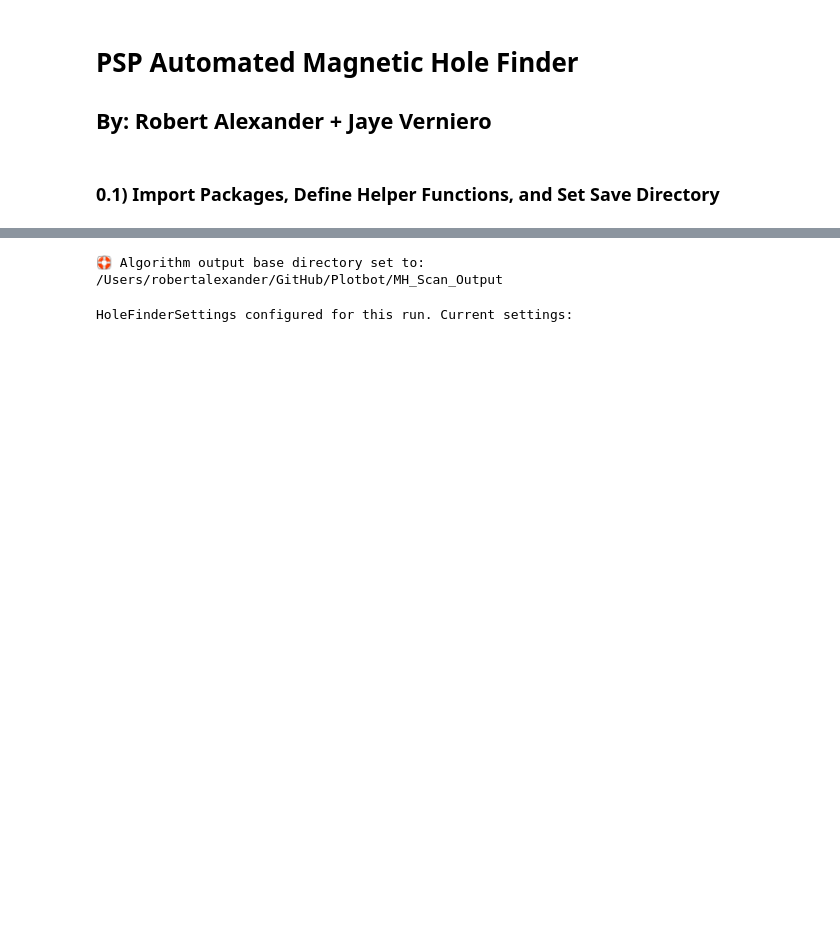
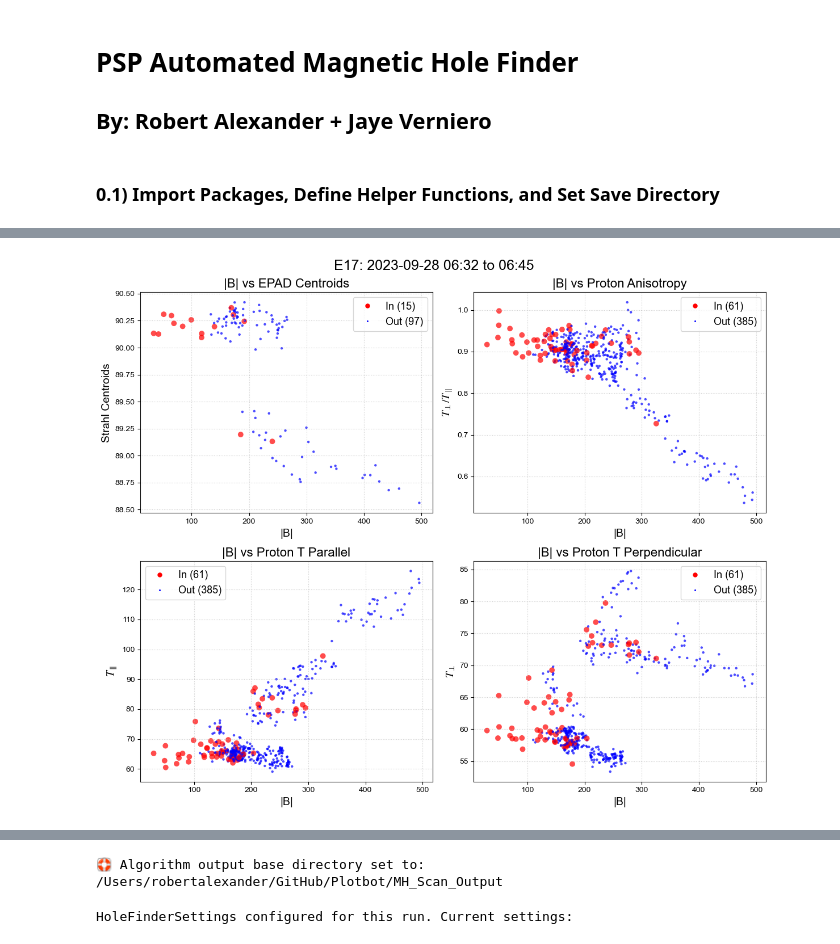
Before and after one commit to Sonified/Plotbot, a Jupyter notebook: Magnetic_Hole_Finder.ipynb, the cells around one changed output, grey strips where cells are left out. Cells and saved outputs as stored; diff of their text form; code cells hidden in the pictures; blank space fills up the shorter version.

```diff
--- a/Magnetic_Hole_Finder.ipynb
+++ b/Magnetic_Hole_Finder.ipynb
@@ -62,0 +82,81 @@ print(f'{current_time_consolidated} - 📚 All libraries imported and environmen
+# %%
+# --- Common Setup ---
+# Ensure necessary data modules are imported
+from plotbot import epad, mag_rtn_4sa, proton, showda_holes
+from plotbot import print_manager as pm # Assuming you might use pm later
+
+trange_E9 = ['2021-08-10 00:00:00', '2021-08-10 02:00:00']
+trange_E10 = ['2021-11-22 00:30:00', '2021-11-22 03:30:00']
+trange_E11 = ['2022-02-25 12:00:00', '2022-02-25 13:00:00']
+trange_E15_1 = ['2023-03-16 02:15:00', '2023-03-16 02:30:00']
+trange_E15_2 = ['2023-03-17 20:30:00', '2023-03-17 21:45:00']
+trange_E15_2_tight = ['2023-03-17 21:05:00', '2023-03-17 21:15:00']
+trange_E17 = ['2023-09-28 06:32:00', '2023-09-28 06:45:00']
+trange_E17_w = ['2023-09-28 06:00:00', '2023-09-28 07:30:00']
+
+# trange = trange_E15_2_tight
+# Or any other trange you want to test
+# --- Select active time range ---
+# trange = trange_E9
+# trange = trange_E10
+# trange = trange_E11
+# trange = trange_E15_1
+# trange = trange_E15_2
+# trange = trange_E17
+trange = trange_E17
+
+
+mh_marker_file_path = "/Users/robertalexander/GitHub/Plotbot/MH_Scan_Output/E17/E17_PSP_FIELDS_2023-09-28_053200_to_074500_Bmag_Holes/PSP_MH_Marker_Set_E17_2023-09-28_053200_to_074500_V3_MAX_AND_MIN.txt"
+# mh_marker_file_path = "/Users/robertalexander/GitHub/Plotbot/MH_Scan_Output/E15/E15_PSP_FIELDS_2023-03-17_203000_to_214500_Bmag_Holes/PSP_MH_Marker_Set_E15_2023-03-17_203000_to_214500_V3_MAX_AND_MIN.txt"
+
+
+# Optional: Turn on debug prints if needed
+# pm.show_debug = True
+
+# --- Define the panel definitions (REQUIRED for multi-panel mode) ---
+# *** Panel Order Updated ***
+panel_defs = [
+    # --- Panel 1: Upper Left (|B| vs EPAD Centroids) --- <<< MOVED HERE
+    {'x_data': mag_rtn_4sa.bmag, 'y_data': epad.centroids, 'marker_file': mh_marker_file_path, 'title': '|B| vs EPAD Centroids'},
+    # --- Panel 2: Upper Right (|B| vs Anisotropy) --- <<< Was Panel 1
+    {'x_data': mag_rtn_4sa.bmag, 'y_data': proton.anisotropy, 'marker_file': mh_marker_file_path, 'title': '|B| vs Proton Anisotropy'},
+    # --- Panel 3: Lower Left (|B| vs Proton T Parallel) ---
+    {'x_data': mag_rtn_4sa.bmag, 'y_data': proton.t_par, 'marker_file': mh_marker_file_path, 'title': '|B| vs Proton T Parallel'},
+    # --- Panel 4: Lower Right (|B| vs Proton T Perpendicular) ---
+    {'x_data': mag_rtn_4sa.bmag, 'y_data': proton.t_perp, 'marker_file': mh_marker_file_path, 'title': '|B| vs Proton T Perpendicular'}
+]
+
+
+
+proton.energy_flux
+proton.phi_flux
+
+# --- Call showda_holes using panel_definitions ---
+fig, axes = showda_holes(
+    # --- Required Arguments for Multi-Panel ---
+    trange,                   # Your time range list
+    panel_definitions=panel_defs, # The list of panel definitions from above
+
+    # --- Optional Global Keyword Arguments (Defaults shown) ---
+    # main_title=None,             # Default: Auto-generates "Encounter: Start to End". Provide string to override.
+    main_title_fontsize=18,    # Default: base_fontsize + 4. Provide integer to override.
+    main_title_y=0.98,           # Default: 0.98 (near top). Use e.g., 0.95 to move down.
+    # --- Other KWARGS passed to _plot_single_hodogram_panel as defaults ---
+    # figsize=(14, 10),            # Default adjusts based on panel number. Example: (14, 10)
+    base_fontsize=14             # Default: 12. Example: 10
+    # x_label=None,                # Default X label if not set in panel_def (tries data object)
+    # y_label=None,                # Default Y label if not set in panel_def (tries data object)
+    # inside_color='red',          # Default color for points inside holes
+    # outside_color='blue',        # Default color for points outside holes
+    # inside_size=50,              # Default marker size for points inside holes
+    # outside_size=10,             # Default marker size for points outside holes
+    # alpha=0.7,                   # Default marker transparency (0.0 to 1.0)
+)
+
+# --- Check and Use Result ---
+if fig and axes is not None:
+    print(f"Multi-panel plot generated. axes shape: {axes.shape}")
+    # You can access individual axes, e.g., axes[0, 1] for the top-right panel
+else:
+    print("Multi-panel showda_holes failed.")
+# %% [output]
@@ -62,0 +180 @@ print(f'{current_time_consolidated} - 📚 All libraries imported and environmen
+[figure, added]
```
Also changed, not shown: parts of 11 cells of this notebook, 34 other files.
